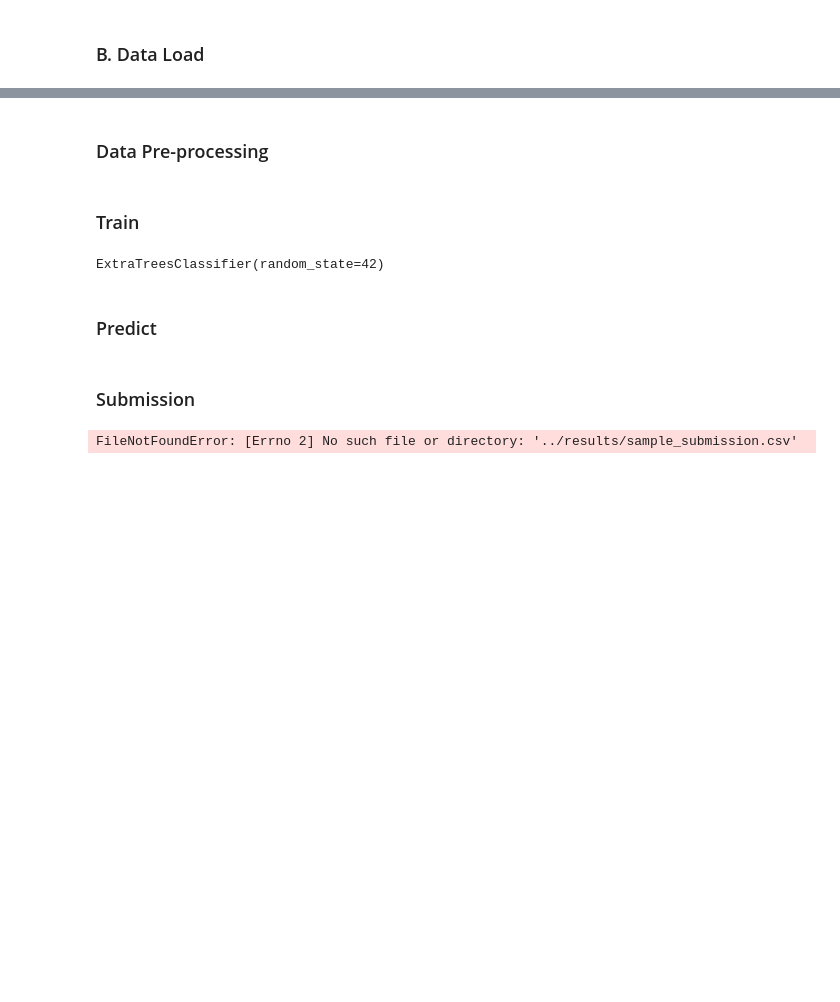
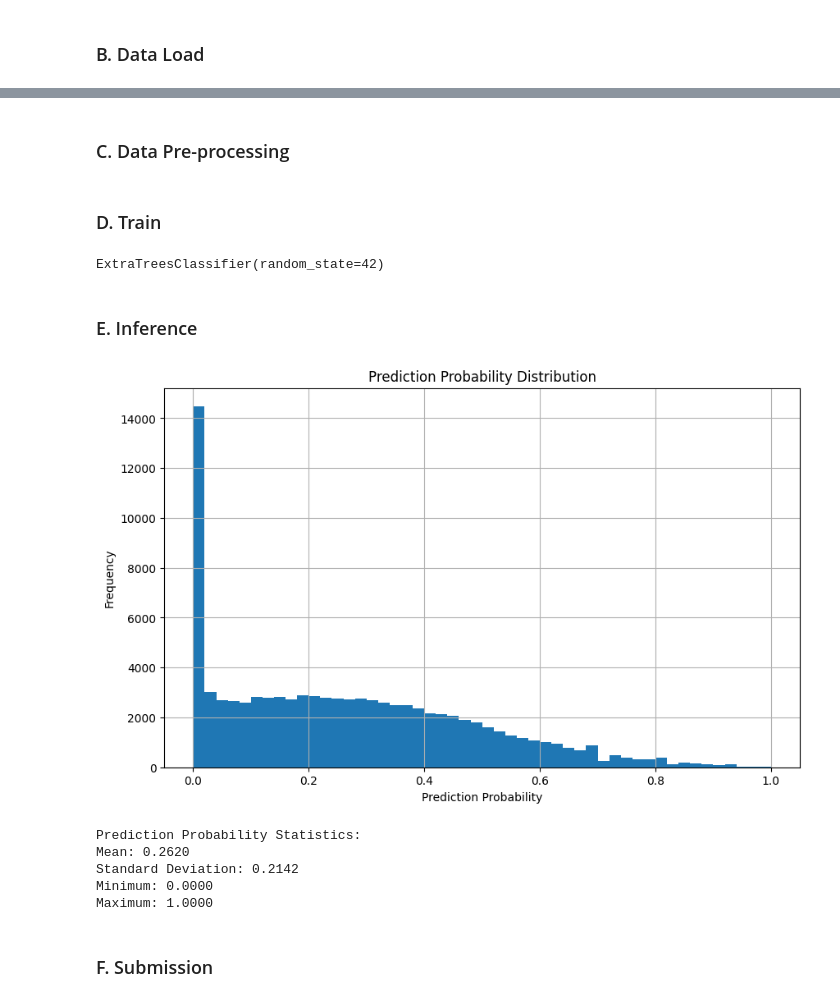
Before and after one commit to kjungwoo03/25_Winter_LG_Aimers, a Jupyter notebook: src/baseline.ipynb, the cells around one changed output, grey strips where cells are left out. Drawn from its saved outputs; the diff is of its cells as text; code cells hidden in the pictures; blank space fills up the shorter version.

Commit message:
Baseline Inference

```diff
--- a/src/baseline.ipynb
+++ b/src/baseline.ipynb
@@ -36,5 +24,5 @@ print(y.dtype)
 # %% [markdown]
-### Data Pre-processing
+### C. Data Pre-processing
 # %%
 categorical_columns = [
     "시술 시기 코드",
@@ -125,38 +113,41 @@ numeric_columns = [
 X_train_encoded[numeric_columns] = X_train_encoded[numeric_columns].fillna(0)
 X_test_encoded[numeric_columns] = X_test_encoded[numeric_columns].fillna(0)
 # %% [markdown]
-### Train
+### D. Train
 # %%
 model = ExtraTreesClassifier(random_state=42)
 
 model.fit(X_train_encoded, y)
 # %% [output]
 ExtraTreesClassifier(random_state=42)
-# %% [markdown]
-### Predict
+# %% [markdown]
+### E. Inference
 # %%
 pred_proba = model.predict_proba(X_test_encoded)[:, 1]
 # %%
-import matplotlib.pyplot as plt
-
 plt.figure(figsize=(10,6))
 plt.hist(pred_proba, bins=50)
-plt.title('예측 확률 분포')
-plt.xlabel('예측 확률')
-plt.ylabel('빈도')
+plt.title('Prediction Probability Distribution')
+plt.xlabel('Prediction Probability')
+plt.ylabel('Frequency')
 plt.grid(True)
 plt.show()
 
-print(f'예측 확률 통계:')
-print(f'평균: {pred_proba.mean():.4f}')
-print(f'표준편차: {pred_proba.std():.4f}')
-print(f'최소값: {pred_proba.min():.4f}')
-print(f'최대값: {pred_proba.max():.4f}')
+print(f'Prediction Probability Statistics:')
+print(f'Mean: {pred_proba.mean():.4f}')
+print(f'Standard Deviation: {pred_proba.std():.4f}')
+print(f'Minimum: {pred_proba.min():.4f}')
+print(f'Maximum: {pred_proba.max():.4f}')
+# %% [output]
+[figure, added]
+Prediction Probability Statistics:
+Mean: 0.2620
+Standard Deviation: 0.2142
+Minimum: 0.0000
+Maximum: 1.0000
 # %% [markdown]
-### Submission
+### F. Submission
 # %%
-sample_submission = pd.read_csv('../results/sample_submission.csv')
+sample_submission = pd.read_csv('../data/sample_submission.csv')
 sample_submission['probability'] = pred_proba
-# %% [output]
-FileNotFoundError: [Errno 2] No such file or directory: '../results/sample_submission.csv'
 # %%
```
Also changed, not shown: parts of 3 cells of this notebook, 2 other files.
